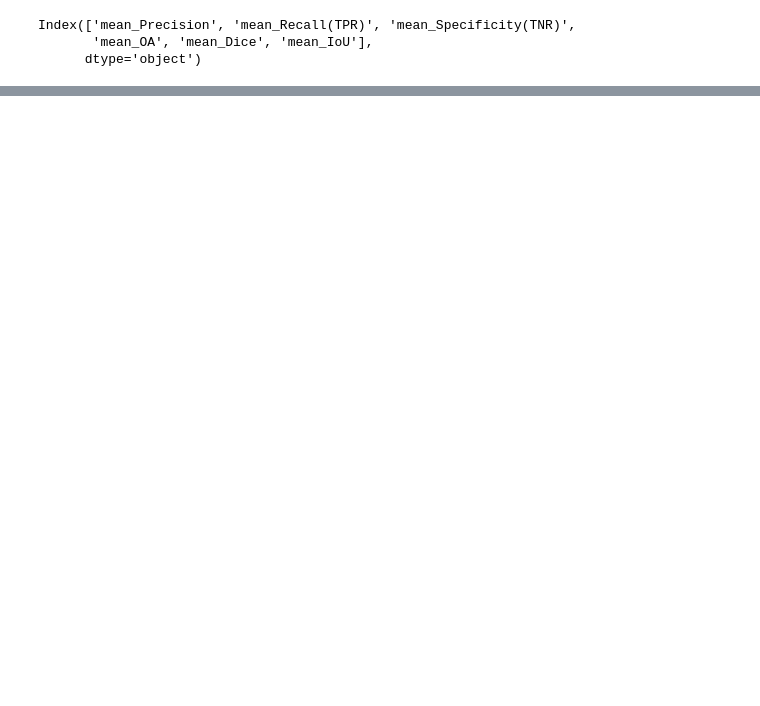
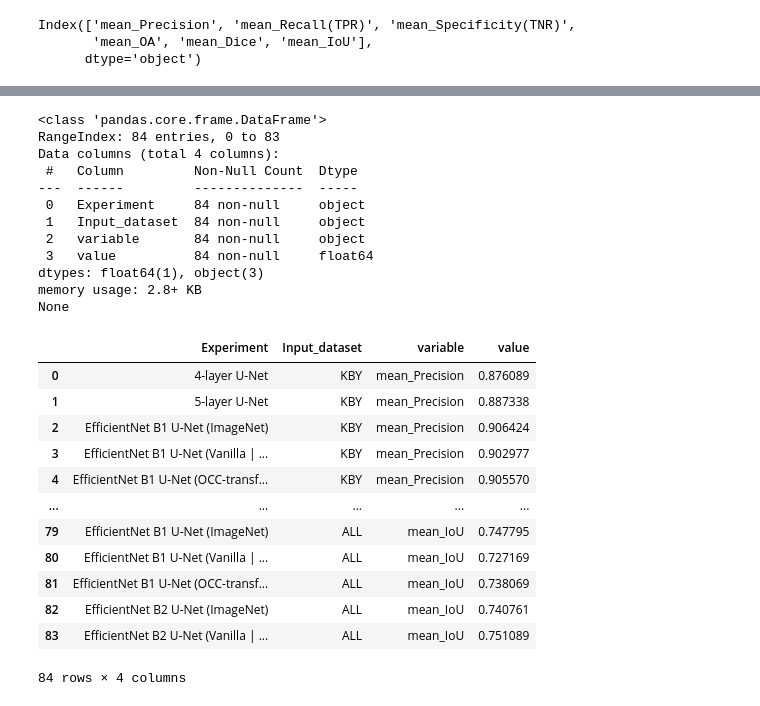
Before and after one commit to chrischank/HOTOSM_OAM_codeV2, a Jupyter notebook: EDA_BASEruns.ipynb, the cells around one changed output, grey strips where cells are left out. Cells and saved outputs as stored; diff of their text form; code cells hidden in the pictures; blank space fills up the shorter version.

```diff
--- a/EDA_BASEruns.ipynb
+++ b/EDA_BASEruns.ipynb
@@ -229,3 +120,38 @@ for ax, title in zip(stripALL.axes.flat, titles):
+# %%
+# Try long format
+#GLOB2_csv_L = pd.melt(GLOB2_csv, id_vars = ["Experiment", "Input_dataset"],
+#                      value_vars = ["mean_Precision", "mean_Recall(TPR)", "mean_Specificity(TNR)", "mean_OA", "mean_Dice", "mean_IoU"])
+GLOB2_csv_L = pd.melt(GLOB2_csv, id_vars = ["Experiment", "Input_dataset"])
+print(GLOB2_csv_L.info())
+#GLOB2_csv_L = pd.melt(GLOB2_csv_L, id_vars = ["Experiment", "Input_dataset", "variable"])
+
+GLOB2_csv_L
+# %% [output]
+<class 'pandas.core.frame.DataFrame'>
+RangeIndex: 84 entries, 0 to 83
+Data columns (total 4 columns):
+ #   Column         Non-Null Count  Dtype
+---  ------         --------------  -----
+ 0   Experiment     84 non-null     object
+ 1   Input_dataset  84 non-null     object
+ 2   variable       84 non-null     object
+ 3   value          84 non-null     float64
+dtypes: float64(1), object(3)
+memory usage: 2.8+ KB
+None
+|  | Experiment | Input_dataset | variable | value |
+| 0 | 4-layer U-Net | KBY | mean_Precision | 0.876089 |
+| 1 | 5-layer U-Net | KBY | mean_Precision | 0.887338 |
+| 2 | EfficientNet B1 U-Net (ImageNet) | KBY | mean_Precision | 0.906424 |
+| 3 | EfficientNet B1 U-Net (Vanilla | ... | KBY | mean_Precision | 0.902977 |
+| 4 | EfficientNet B1 U-Net (OCC-transf... | KBY | mean_Precision | 0.905570 |
+| ... | ... | ... | ... | ... |
+| 79 | EfficientNet B1 U-Net (ImageNet) | ALL | mean_IoU | 0.747795 |
+| 80 | EfficientNet B1 U-Net (Vanilla | ... | ALL | mean_IoU | 0.727169 |
+| 81 | EfficientNet B1 U-Net (OCC-transf... | ALL | mean_IoU | 0.738069 |
+| 82 | EfficientNet B2 U-Net (ImageNet) | ALL | mean_IoU | 0.740761 |
+| 83 | EfficientNet B2 U-Net (Vanilla | ... | ALL | mean_IoU | 0.751089 |
+84 rows × 4 columns
 # %%
 sns.set_theme(style="whitegrid")
 
```
Also changed, not shown: parts of 24 cells of this notebook, 4 other files.
